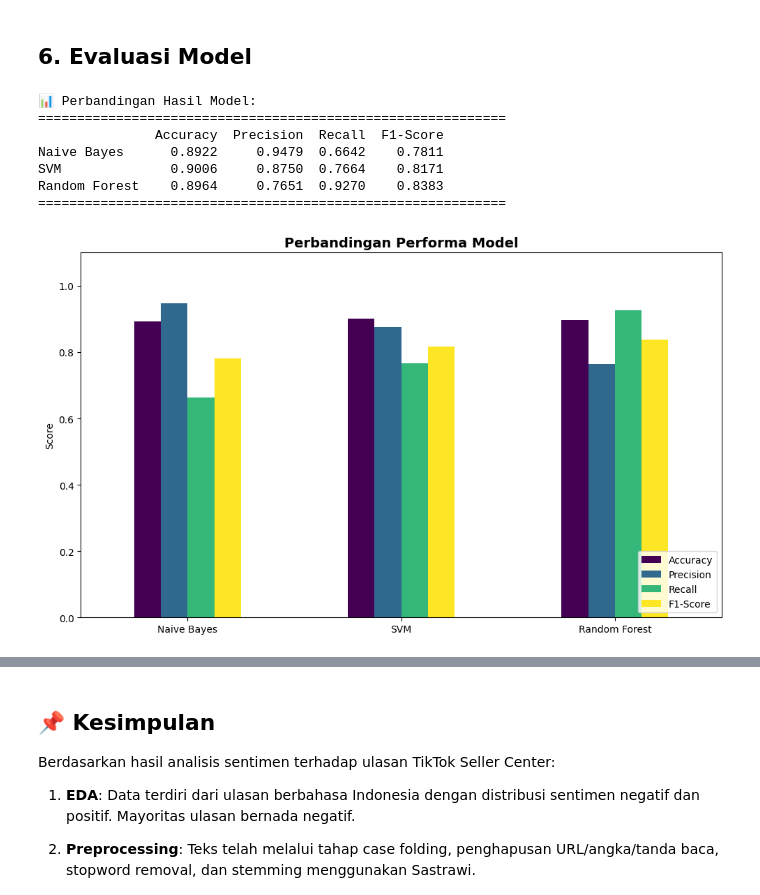
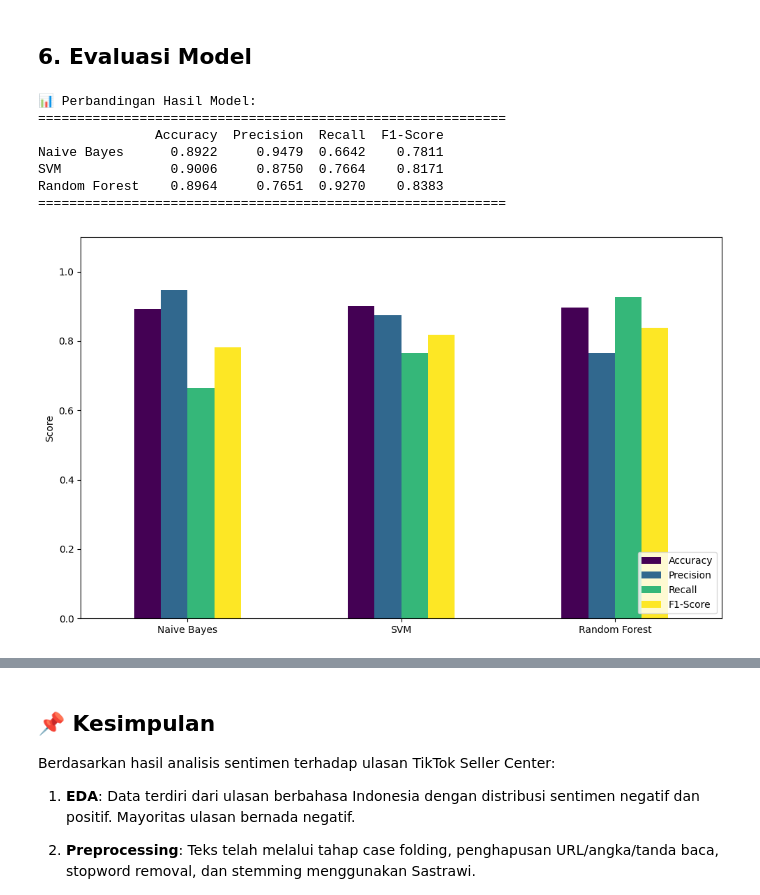
Before and after one commit to wildanjr19/6th-college, a Jupyter notebook: Bahasa Inggris Untuk Statistisi/main.ipynb, the cells around one changed output, grey strips where cells are left out. Cells and saved outputs as stored; diff of their text form; code cells hidden in the pictures.

Commit message:
Implement code changes to enhance functionality and improve performance

```diff
--- a/Bahasa Inggris Untuk Statistisi/main.ipynb
+++ b/Bahasa Inggris Untuk Statistisi/main.ipynb
@@ -183,13 +189,13 @@ fig, axes = plt.subplots(1, 2, figsize=(20, 7))
 
 for i, sent in enumerate(['negative', 'positive']):
     text = ' '.join(df[df['sentiment'] == sent]['content'].astype(str))
-    label = 'Negatif' if sent == 'negative' else 'Positif'
+    label = 'Negative' if sent == 'negative' else 'Positive'
     color = 'Reds' if sent == 'negative' else 'Greens'
 
     wc = WordCloud(width=800, height=400, background_color='white',
                    colormap=color, max_words=100).generate(text)
     axes[i].imshow(wc, interpolation='bilinear')
-    axes[i].set_title(f'WordCloud - Sentimen {label}', fontsize=15, fontweight='bold')
+    axes[i].set_title(f'WordCloud - Sentiment {label}', fontsize=15, fontweight='bold')
     axes[i].axis('off')
 
 plt.tight_layout()
@@ -427,31 +435,31 @@ print("\n🎯 Semua model selesai ditraining!")
 # %%
 # Tabel perbandingan hasil semua model
 results_df = pd.DataFrame(results).T
 results_df = results_df.round(4)
 print("📊 Perbandingan Hasil Model:")
 print("=" * 60)
 print(results_df.to_string())
 print("=" * 60)
 
 # Visualisasi perbandingan metrik
 fig, ax = plt.subplots(figsize=(10, 6))
 results_df.plot(kind='bar', ax=ax, colormap='viridis')
-ax.set_title('Perbandingan Performa Model', fontsize=14, fontweight='bold')
+#ax.set_title('Perbandingan Performa Model', fontsize=14, fontweight='bold')
 ax.set_ylabel('Score')
 ax.set_ylim(0, 1.1)
 ax.legend(loc='lower right')
 ax.tick_params(axis='x', rotation=0)
 plt.tight_layout()
 plt.show()
 # %% [output]
 📊 Perbandingan Hasil Model:
 ============================================================
                Accuracy  Precision  Recall  F1-Score
 Naive Bayes      0.8922     0.9479  0.6642    0.7811
 SVM              0.9006     0.8750  0.7664    0.8171
 Random Forest    0.8964     0.7651  0.9270    0.8383
 ============================================================
-[figure, old version]
+[figure, new version]
 # %%
 # Confusion Matrix untuk semua model
 fig, axes = plt.subplots(1, 3, figsize=(20, 5))
```
Also changed, not shown: parts of 8 cells of this notebook.
